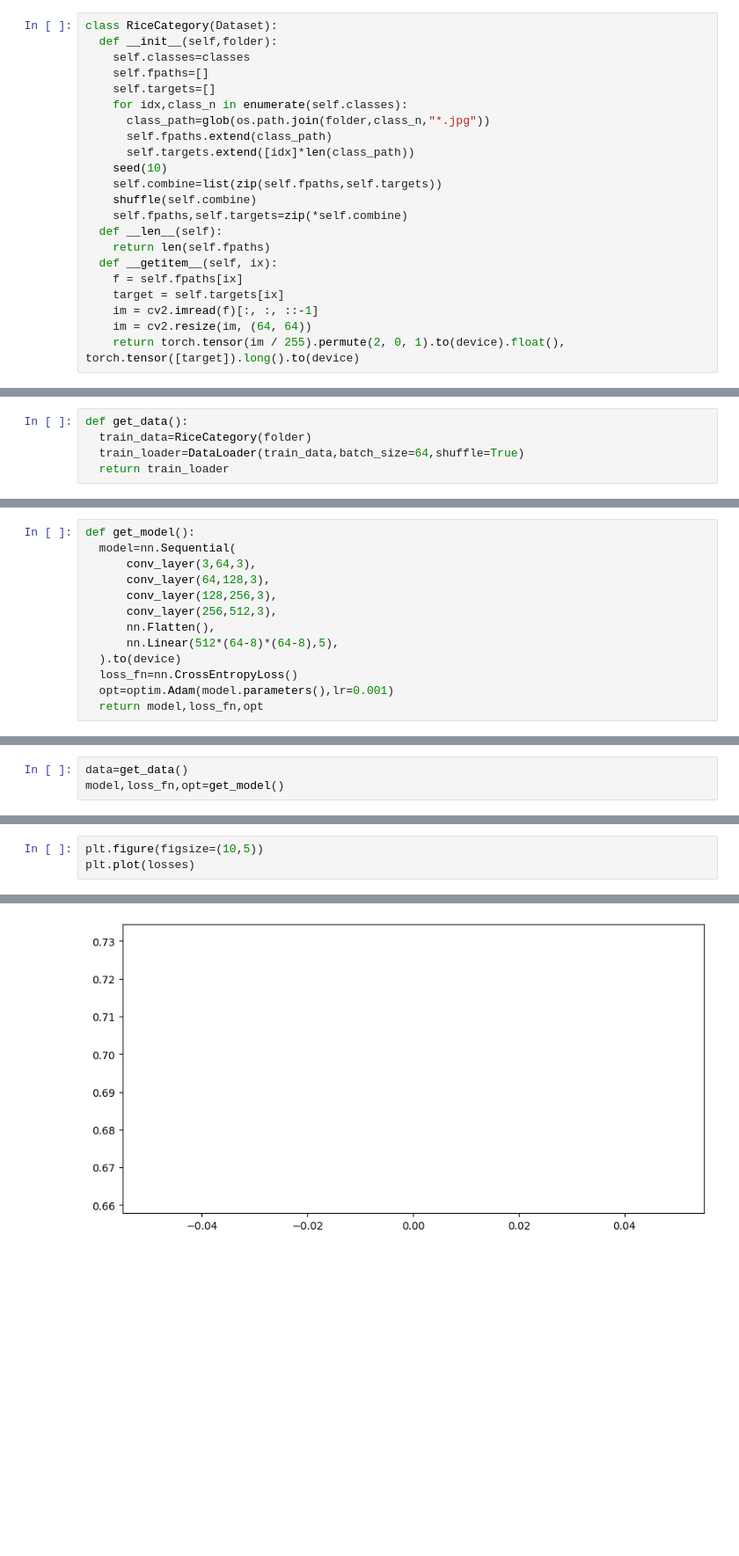
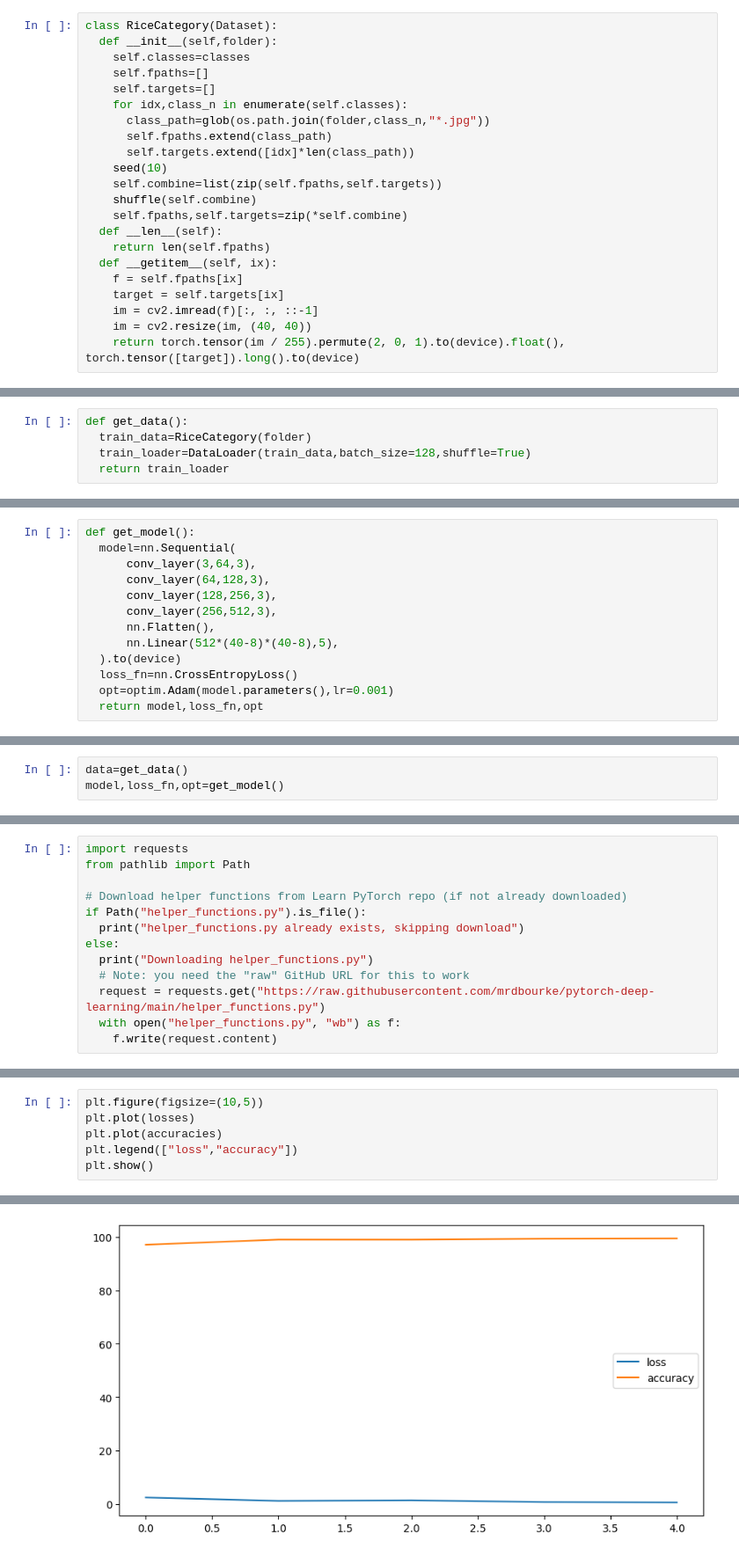
Before and after one commit to RehanShabbir16/Modern_computer_vision_with_pytorch, a Jupyter notebook: Rice_classification.ipynb, the cells around one changed output, grey strips where cells are left out. Shown at 88% size. Saved outputs shown, nothing was run; the diff lists cells and outputs as text; blank space fills up the shorter version.

```diff
--- a/Rice_classification.ipynb
+++ b/Rice_classification.ipynb
@@ -101,14 +97,14 @@ class RiceCategory(Dataset):
     f = self.fpaths[ix]
     target = self.targets[ix]
     im = cv2.imread(f)[:, :, ::-1]
-    im = cv2.resize(im, (64, 64))
+    im = cv2.resize(im, (40, 40))
     return torch.tensor(im / 255).permute(2, 0, 1).to(device).float(), torch.tensor([target]).long().to(device)
 # %%
 folder='/content/Rice_Image_Dataset'
 # %%
 def get_data():
   train_data=RiceCategory(folder)
-  train_loader=DataLoader(train_data,batch_size=64,shuffle=True)
+  train_loader=DataLoader(train_data,batch_size=128,shuffle=True)
   return train_loader
 # %%
 train_load = get_data()
@@ -132,7 +128,7 @@ def get_model():
       conv_layer(128,256,3),
       conv_layer(256,512,3),
       nn.Flatten(),
-      nn.Linear(512*(64-8)*(64-8),5),
+      nn.Linear(512*(40-8)*(40-8),5),
   ).to(device)
   loss_fn=nn.CrossEntropyLoss()
   opt=optim.Adam(model.parameters(),lr=0.001)
@@ -163,0 +169,13 @@ def model_accuracy(x, y, model):
+# %%
+import requests
+from pathlib import Path
+
+# Download helper functions from Learn PyTorch repo (if not already downloaded)
+if Path("helper_functions.py").is_file():
+  print("helper_functions.py already exists, skipping download")
+else:
+  print("Downloading helper_functions.py")
+  # Note: you need the "raw" GitHub URL for this to work
+  request = requests.get("https://raw.githubusercontent.com/mrdbourke/pytorch-deep-learning/main/helper_functions.py")
+  with open("helper_functions.py", "wb") as f:
+    f.write(request.content)
@@ -205,4 +252,7 @@ Sequential(
 # %%
 plt.figure(figsize=(10,5))
 plt.plot(losses)
+plt.plot(accuracies)
+plt.legend(["loss","accuracy"])
+plt.show()
 # %% [output]
@@ -210 +259 @@ plt.plot(losses)
-[figure, old version]
+[figure, new version]
```
Also changed, not shown: parts of 10 cells of this notebook.
